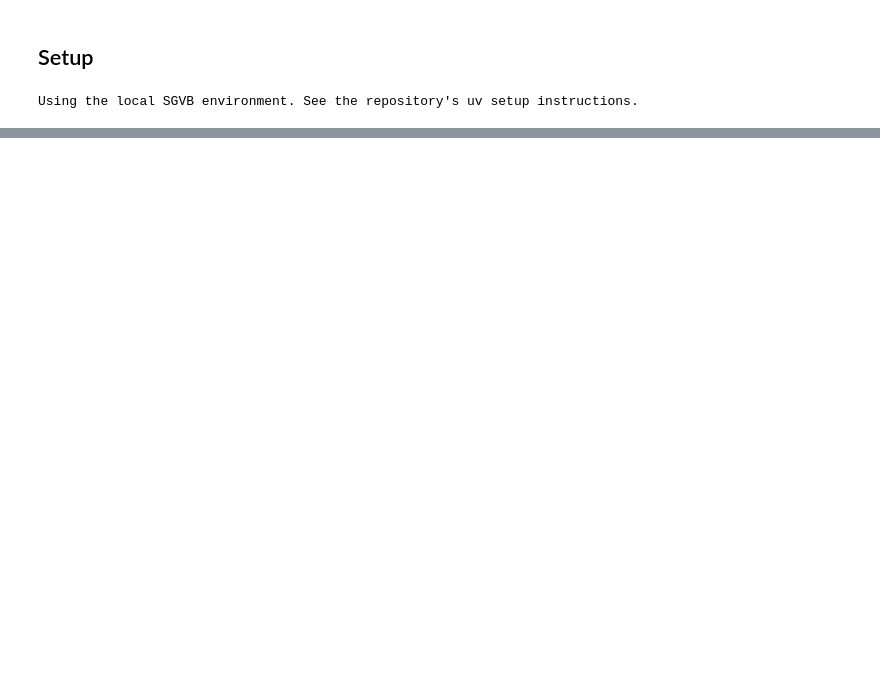
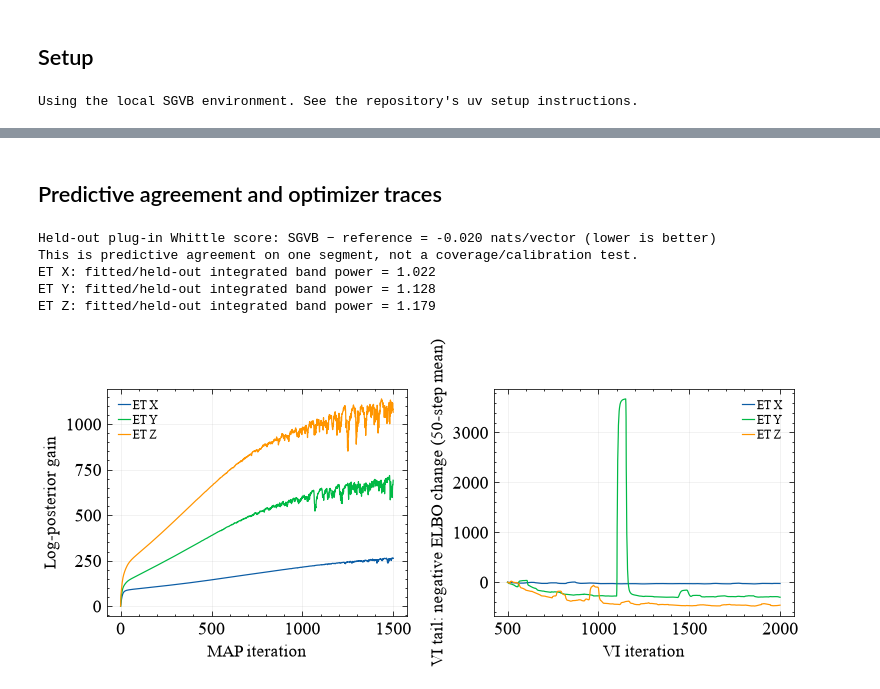
Before and after one commit to nz-gravity/sgvb_psd, a Jupyter notebook: docs/examples/ET_example.ipynb, the cells around one changed output, grey strips where cells are left out. Saved outputs shown, nothing was run; the diff lists cells and outputs as text; code cells hidden in the pictures; blank space fills up the shorter version.

```diff
--- a/docs/examples/ET_example.ipynb
+++ b/docs/examples/ET_example.ipynb
@@ -162,0 +226,11 @@ collapsed conditional-theta method in LogPSplinePSD.
+# %% [markdown]
+## Predictive agreement and optimizer traces
+# %%
+check_fit(estimator, validation, baseline, labels)
+# %% [output]
+Held-out plug-in Whittle score: SGVB − reference = -0.020 nats/vector (lower is better)
+This is predictive agreement on one segment, not a coverage/calibration test.
+ET X: fitted/held-out integrated band power = 1.022
+ET Y: fitted/held-out integrated band power = 1.128
+ET Z: fitted/held-out integrated band power = 1.179
+[figure, added]
```
Also changed, not shown: parts of 16 cells of this notebook, 11 other files.
